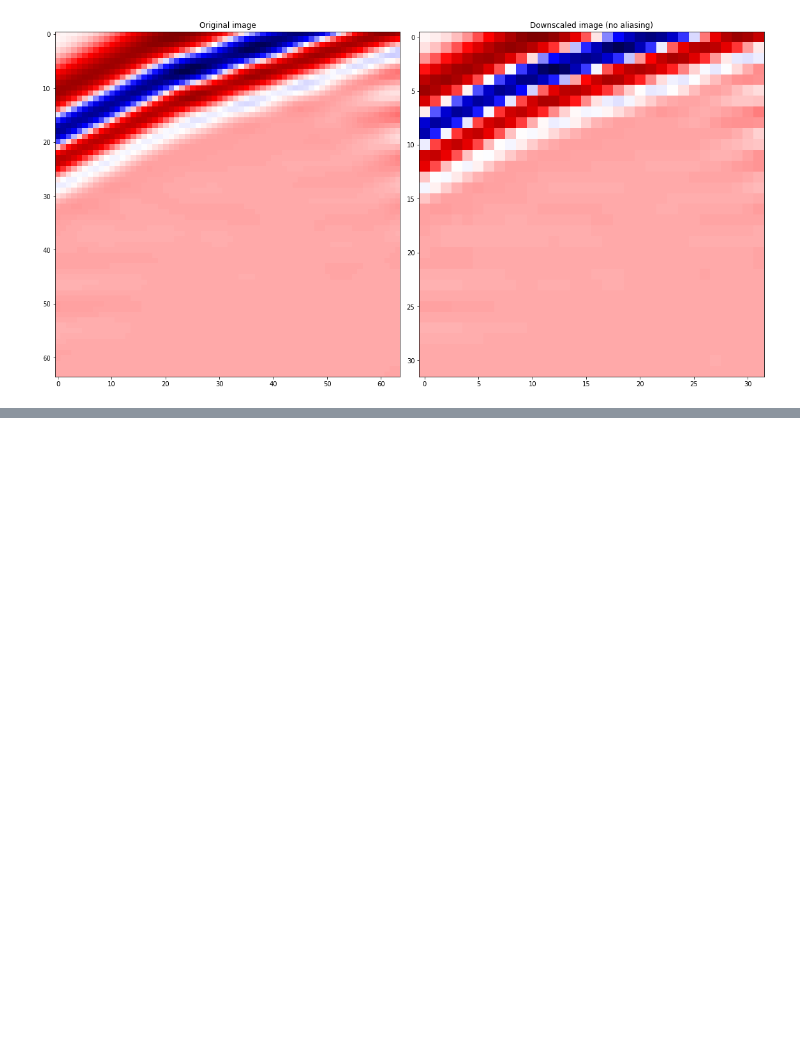
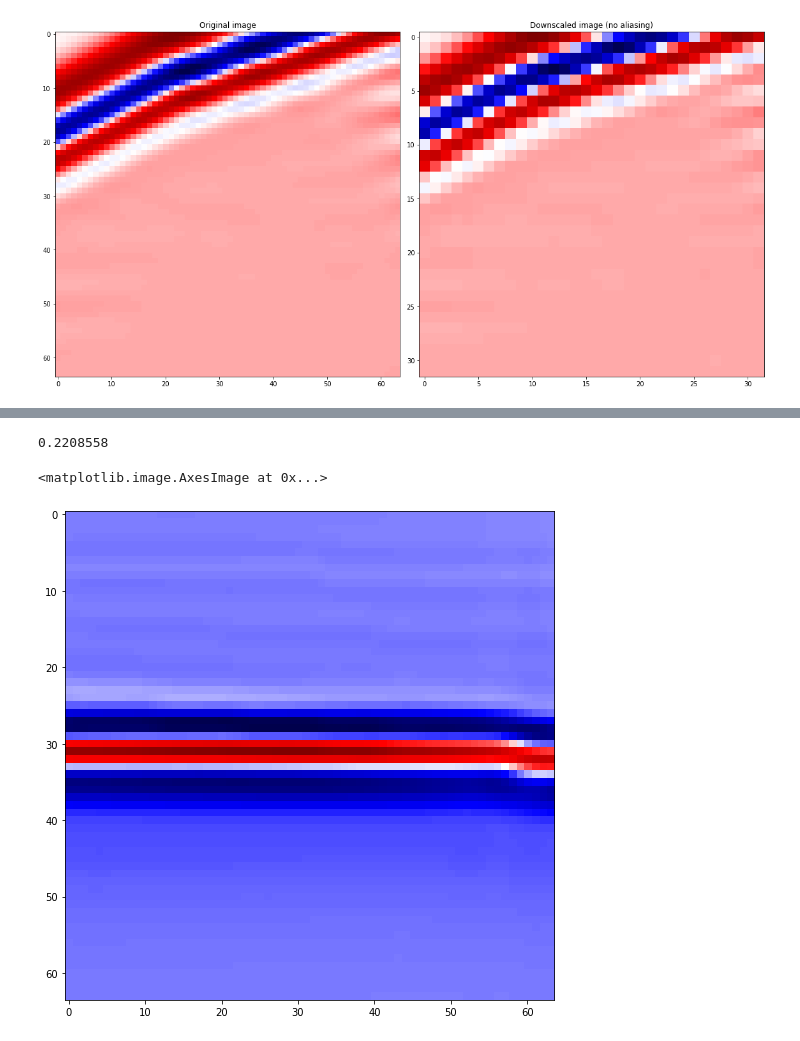
Before and after one commit to Pedalves/super-resolution, a Jupyter notebook: ipynb/data_visualization.ipynb, the cells around one changed output, grey strips where cells are left out. Saved outputs shown, nothing was run; the diff lists cells and outputs as text; code cells hidden in the pictures; blank space fills up the shorter version.

```diff
--- a/ipynb/data_visualization.ipynb
+++ b/ipynb/data_visualization.ipynb
@@ -167,0 +194,12 @@ mean_absolute_error(image, image_rescaled), mean_squared_error(image, image_resc
+# %%
+std2 = []
+
+for data in dataset2:
+    std2.append(data.std())
+
+print(max(std2))
+plt.imshow(dataset2[std2.index(max(std2))], cmap='seismic')
+# %% [output]
+0.2208558
+<matplotlib.image.AxesImage at 0x...>
+[figure, added]
```
Also changed, not shown: parts of 21 cells of this notebook, 4 other files.
